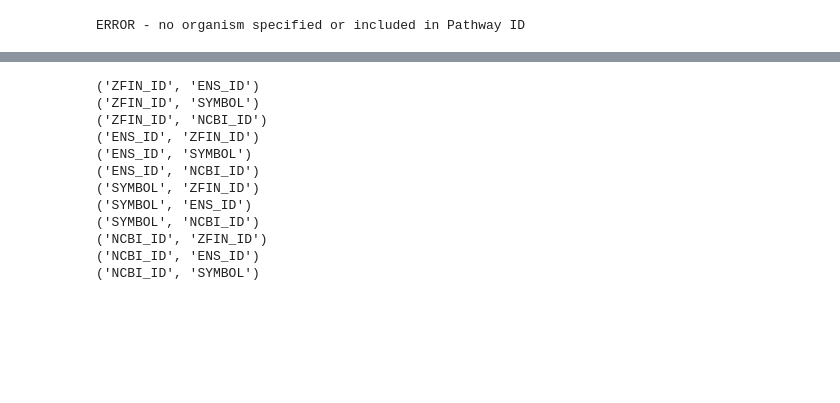
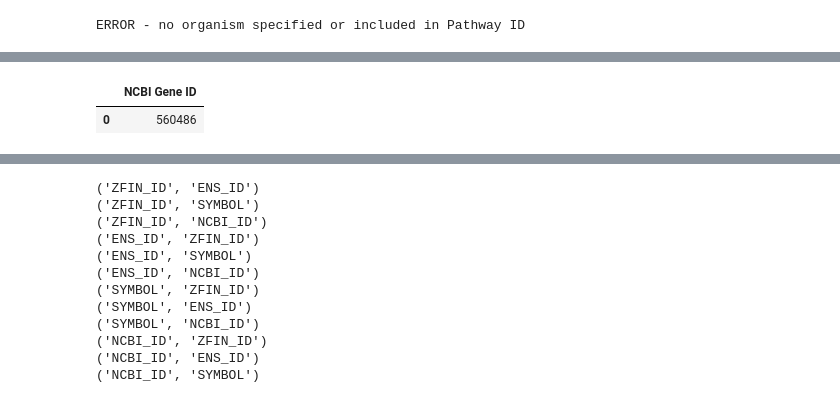
Before and after one commit to sdsucomptox/danrerlib, a Jupyter notebook: tutorials/scratch.ipynb, the cells around one changed output, grey strips where cells are left out. Saved outputs shown, nothing was run; the diff lists cells and outputs as text; code cells hidden in the pictures; blank space fills up the shorter version.

```diff
--- a/tutorials/scratch.ipynb
+++ b/tutorials/scratch.ipynb
@@ -61,0 +52,5 @@ def _format_from_kegg(pathway_id, org):
+# %%
+KEGG.get_genes_in_pathway('00232', 'dreM')
+# %% [output]
+|  | NCBI Gene ID |
+| 0 | 560486 |
```
Also changed, not shown: parts of 3 cells of this notebook, 15 other files.
